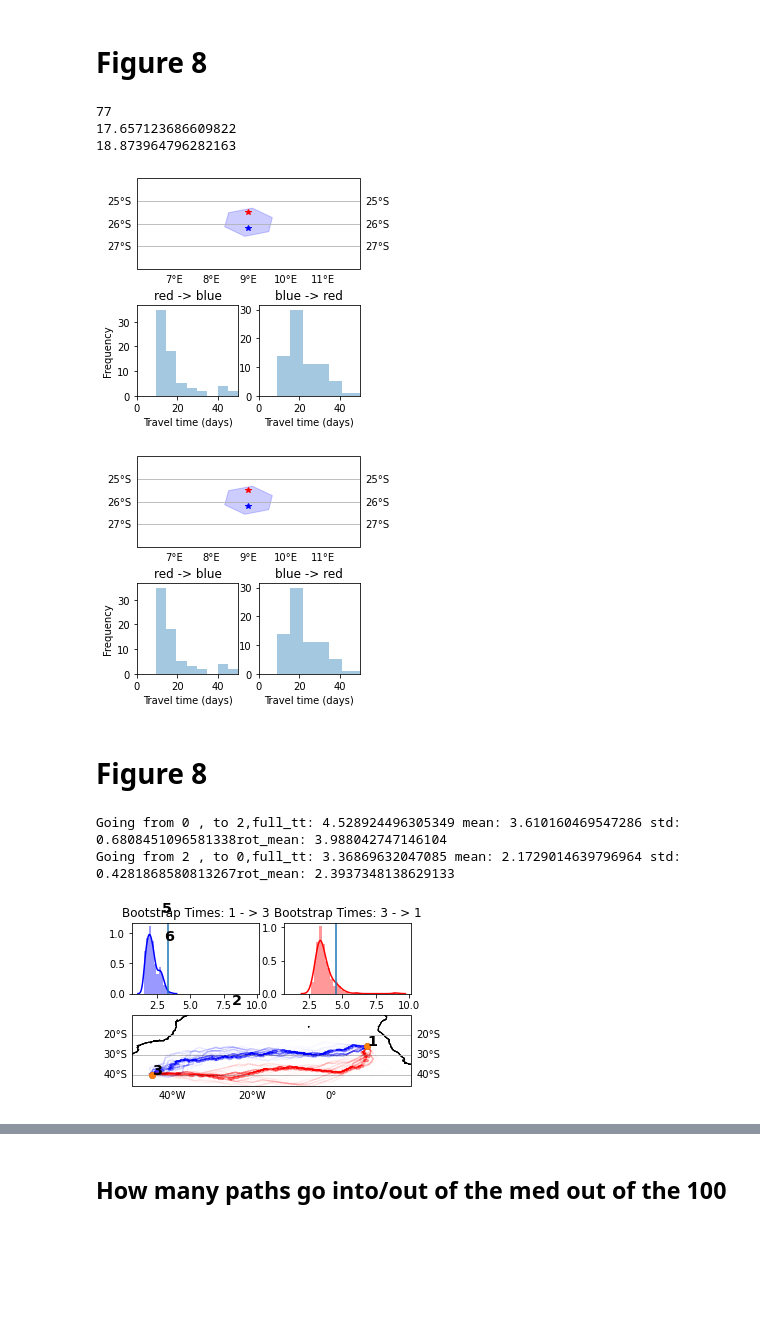
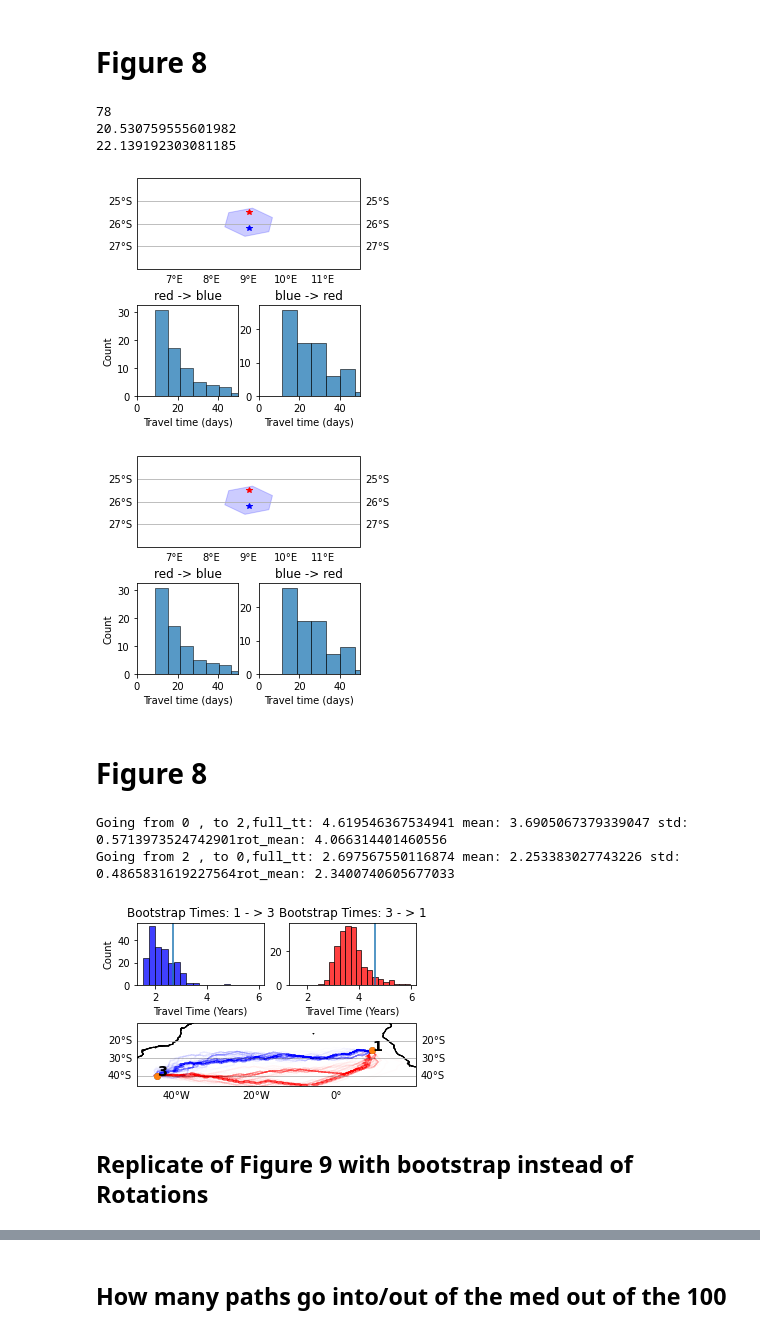
Before and after one commit to MikeOMa/MLTravelTimesFigures, a Jupyter notebook: FiguresForPaper.ipynb, the cells around one changed output, grey strips where cells are left out. Cells and saved outputs as stored; diff of their text form; code cells hidden in the pictures; blank space fills up the shorter version.

```diff
--- a/FiguresForPaper.ipynb
+++ b/FiguresForPaper.ipynb
@@ -159,7 +205,7 @@ fig.savefig(f"Images/tt1_{postfix}.pdf", bbox_inches='tight')
 # %%
 ods = [[0, 1], [0, 2], [2, 4], [5, 6], [3, 5], [2, 5], [0, 6], [1, 3], [0, 5]]
 plt.figure()
-from DriftMLP.plotting.general import plot_stations
+from driftmlp.plotting.general import plot_stations
 ax = plot_stations(stations, names= stations.index)
 exts = [ax.get_extent(), [-50, 20, -40, 5], [-110, -20, 1, 60]]
 which_ext = [1, 1, 0, 2, 2, 0, 0, 0, 0]
@@ -168,7 +214,7 @@ def plot_there_back(od, stations, network, ax):
     loc_from, loc_to = [stations.iloc[i].loc[['Longitude', 'Latitude']].to_list()
                         for i in od]
     plot_stations(stations,names=stations.index, ax= ax)
-    sp = DriftMLP.shortest_path.SingleSP(network, loc_from,loc_to)
+    sp = driftmlp.shortest_path.SingleSP(network, loc_from,loc_to)
     sp.plot_cartopy(gpd_df= network['gpd'], ax=ax, alpha=0.4)
     return sp
 
@@ -247,16 +294,21 @@ I stored the networks for experimental purposes. It allows me to have the flexib
 # Figure 9
 # %%
 ### Loads in a list of 100 rotation networks
-nets = pickle.load(open('rotations_100.p', 'rb'))
+if 'nets' not in globals():
+    nets = pickle.load(open('rotations_100_3_10.p', 'rb'))
 origins = [stations.iloc[i].loc[['Longitude', 'Latitude']].to_list() for i in range(stations.shape[0])]
 plot_n=len(nets)
 from shapely.geometry import Point
+def get_all_h3id_l_paths(list_of_paths):
+    return [i for paths in list_of_paths for path in paths for i in path.h3id]
 def path_and_df(network, original_gpd):
-    indices = DriftMLP.helpers.return_h3_inds(origins, rot=network['rotation'])
-    paths = [DriftMLP.shortest_path.get_all_paths(network, src, indices) for src in  indices]
+    network_sys = driftmlp.drifter_indexing.discrete_system.h3_default(rot=network['rotation'])
+    indices = network_sys.return_inds(origins)
+    paths = [driftmlp.shortest_path.get_all_paths(network, src, indices) for src in  indices]
     ##We didn't store all the gpd dataframes originally as its' costly memorywise
+    list_of_h3= get_all_h3id_l_paths(paths)
     rot = network['rotation']
-    h3_df = DriftMLP.plotting.make_h3_gpd.network_to_multipolygon_df(network)
+    h3_df = driftmlp.plotting.make_gpd.list_to_multipolygon_df(list_of_h3, discretizer=network_sys)
     return {'paths':paths, 'gpd':h3_df, 'rot':rot}
 
 #For each path, obta
@@ -287,7 +339,7 @@ from shapely.geometry import Point
 ## adds a line to axis, essentially a wrapper function.
 def plot_rotated_line(h3_gpd, h3_ids, ax, *args,**kwargs):
     h3_rot = h3_gpd.loc[h3_ids]
-    DriftMLP.plotting.h3_cartopy.plot_line(h3_rot, h3_ids,'rotated_centroid', ax=ax, fig_init=False, *args, **kwargs)
+    driftmlp.plotting.h3_cartopy.plot_line(h3_rot, h3_ids,'centroid_col', ax=ax, fig_init=False, *args, **kwargs)
 
 ##Large figure
 fig = plt.figure(figsize = (10,10))
@@ -303,14 +355,14 @@ for i in range(min(len(ods),9)):
         plot_rotated_line(res_dict['gpd'],
                           res_dict['paths'][from_st][to_st].h3id,
                           ax,
-                          alpha=0.01, fl=False ,color='blue')
+                          alpha=line_trans, fl=False ,color='blue')
         plot_rotated_line(res_dict['gpd'],
                           res_dict['paths'][to_st][from_st].h3id,
                           ax,
-                          alpha=0.01, fl=False ,color='red')
+                          alpha=line_trans, fl=False ,color='red')
 
     ## add stations to the plot, and set it the right extent to match figure 5
-    DriftMLP.plotting.general.plot_stations(stations, ax=ax, names=list(range(1,8)))
+    driftmlp.plotting.general.plot_stations(stations, ax=ax, names=list(range(1,8)), clip_on=True)
     ax.set_extent(exts[which_ext[i]])
 
     ## format the title.
@@ -326,8 +378,8 @@ for i in range(min(len(ods),9)):
     ax.set_adjustable('datalim')
 
     ax.coastlines()
-#fig.savefig('Images/rotation_results.pdf', bbox_inches='tight')
+#fig.tight_layout()
+fig.savefig('Images/rotation_results.pdf', bbox_inches='tight')
 fig.savefig('Images/rotation_results.png', bbox_inches='tight')
-del res
 gc.collect()
 # %% [output]
@@ -341,7 +393,8 @@ new_pos = [stations.iloc[i,0], stations.iloc[i,1]-0.7]
 stat1 = [stations.iloc[i,0], stations.iloc[i,1]]
 import matplotlib.gridspec as gridspec
 def get_tt(network):
-    return DriftMLP.shortest_path.SingleSP(network, new_pos, stat1, rot=network['rotation'])
+    discretizer= driftmlp.drifter_indexing.discrete_system.h3_default(rot=network['rotation'])
+    return driftmlp.shortest_path.SingleSP(network, new_pos, stat1, discretizer =discretizer)
 sps = [get_tt(net) for net in nets]
 no_rot = get_tt(network)
 non_zeros = [sp.sp.travel_time for sp in sps if sp.sp.travel_time!=0]
@@ -358,10 +411,10 @@ ax.plot(new_pos[0], new_pos[1],'b*', transform=ccrs.PlateCarree())
 
 ax_bar = plt.subplot(gs[1,0])
 ax_ret = plt.subplot(gs[1,1], sharex=ax_bar)
-ax_bar.set(xlabel='Travel time (days)', ylabel='Frequency', title='red -> blue')
+ax_bar.set(xlabel='Travel time (days)', ylabel='Count', title='red -> blue')
 
-sns.distplot(non_zeros, ax =ax_bar, kde = False)
-sns.distplot(non_zeros_ret, ax =ax_ret, kde=False)
+sns.histplot(non_zeros, ax =ax_bar)
+sns.histplot(non_zeros_ret, ax =ax_ret)
 
 ##Axis styling
 ax_bar.set_xlim([0,50])
@@ -388,11 +441,11 @@ print(np.mean([sp.sp.travel_time for sp in sps]))
 print(np.mean([sp.sp_rev.travel_time for sp in sps]))
 fig
 # %% [output]
-77
-17.657123686609822
-18.873964796282163
+78
+20.530759555601982
+22.139192303081185
-[figure, old version]
+[figure, new version]
-[figure, old version]
+[figure, new version]
 # %% [markdown]
 # Figure 8
 # %%
@@ -411,7 +464,6 @@ to_st = od_example[1]
 bootstrap_to = [nested_list[from_st][to_st] for nested_list in bootstrap_paths]
 bootstrap_back = [nested_list[to_st][from_st] for nested_list in bootstrap_paths]
 # %%
-
 fig = plt.figure(figsize=(5,3))
 gs = fig.add_gridspec(2, 2)
 ## Make the three axis
@@ -421,19 +473,19 @@ ax_bar_ret = fig.add_subplot(gs[0,0], sharex = ax_bar)
 ax_map = fig.add_subplot(gs[1,:], projection = ccrs.PlateCarree())
 
 ##Distirubtion of travel times
-sns.distplot(bootstrap_traveltimes[:,from_st,to_st]/365, ax=ax_bar,color='red')
-sns.distplot(bootstrap_traveltimes[:,to_st,from_st]/365, ax=ax_bar_ret, color='blue')
+sns.histplot(bootstrap_traveltimes[:,from_st,to_st]/365, ax=ax_bar,color='red')
+sns.histplot(bootstrap_traveltimes[:,to_st,from_st]/365, ax=ax_bar_ret, color='blue')
 
 ## Add a line at the original full travel time.
 loc_from = stations[['Longitude', 'Latitude']].iloc[from_st].to_list()
 loc_to =stations[['Longitude', 'Latitude']].iloc[to_st].to_list()
-sp = DriftMLP.shortest_path.SingleSP(network, loc_from,loc_to)
+sp = driftmlp.shortest_path.SingleSP(network, loc_from,loc_to)
 ax_bar_ret.axvline(sp.sp_rev.travel_time/365)
 ax_bar.axvline(sp.sp.travel_time/365)
 
 
-ax_bar.set_xlabel('Years')
-ax_bar_ret.set_xlabel('Years')
+ax_bar.set_xlabel('Travel Time (Years)')
+ax_bar_ret.set_xlabel('Travel Time (Years)')
 
 
 
@@ -452,35 +504,38 @@ for i in range(n_boot):
     plot_rotated_line(network['gpd'],
                           bootstrap_back[i].h3id,
                           ax_map,
                           alpha=0.01, fl=False ,color='red')
 ax_map.coastlines()
 ax_map.axis('auto')
-DriftMLP.plotting.general.plot_stations(stations, ax=ax_map)
+driftmlp.plotting.general.plot_stations(stations, ax=ax_map)
 ax_map.set_extent([-50,20,-40,-10])
 plt.subplots_adjust(hspace=0.3)
 gl = ax_map.gridlines(draw_labels=True)
 gl.top_labels= False
 gl.left_labels = True
 gl.xlabels_right = False
+plt.subplots_adjust(hspace=0.6)
 gl.xlines = False
 gl.xlocator = mticker.FixedLocator(range(-60,60,20))
 gl.ylocator = mticker.FixedLocator(range(-80,0,10))
 gl.xformatter = LONGITUDE_FORMATTER
 gl.yformatter = LATITUDE_FORMATTER
-
+#fig.tight_layout()
 fig.savefig('Images/Bootstrap_Ex.pdf', bbox_inches='tight')
 fig.savefig('Images/Bootstrap_Ex.png', bbox_inches='tight')
 print(f"Going from {from_st} , to {to_st},"
       f"full_tt: {sp.sp.travel_time/365}"
       f" mean: {bootstrap_tt_mean[from_st, to_st]/365}"
       f" std: {np.sqrt(bootstrap_tt_var[from_st, to_st]/(365**2))}"
      f"rot_mean: {mean_tts[from_st, to_st]/365}")
 print(f"Going from {to_st} , to {from_st},"
       f"full_tt: {sp.sp_rev.travel_time/365}"
       f" mean: {bootstrap_tt_mean[to_st, from_st]/365}"
       f" std: {np.sqrt(bootstrap_tt_var[to_st, from_st]/(365**2))}"
       f"rot_mean: {mean_tts[to_st, from_st]/365}")
 # %% [output]
-Going from 0 , to 2,full_tt: 4.528924496305349 mean: 3.610160469547286 std: 0.6808451096581338rot_mean: 3.988042747146104
-Going from 2 , to 0,full_tt: 3.36869632047085 mean: 2.1729014639796964 std: 0.4281868580813267rot_mean: 2.3937348138629133
+Going from 0 , to 2,full_tt: 4.619546367534941 mean: 3.6905067379339047 std: 0.5713973524742901rot_mean: 4.066314401460556
+Going from 2 , to 0,full_tt: 2.697567550116874 mean: 2.253383027743226 std: 0.4865831619227564rot_mean: 2.3400740605677033
-[figure, old version]
+[figure, new version]
+# %% [markdown]
+## Replicate of Figure 9 with bootstrap instead of Rotations
```
Also changed, not shown: parts of 19 cells of this notebook, 12 other files.
